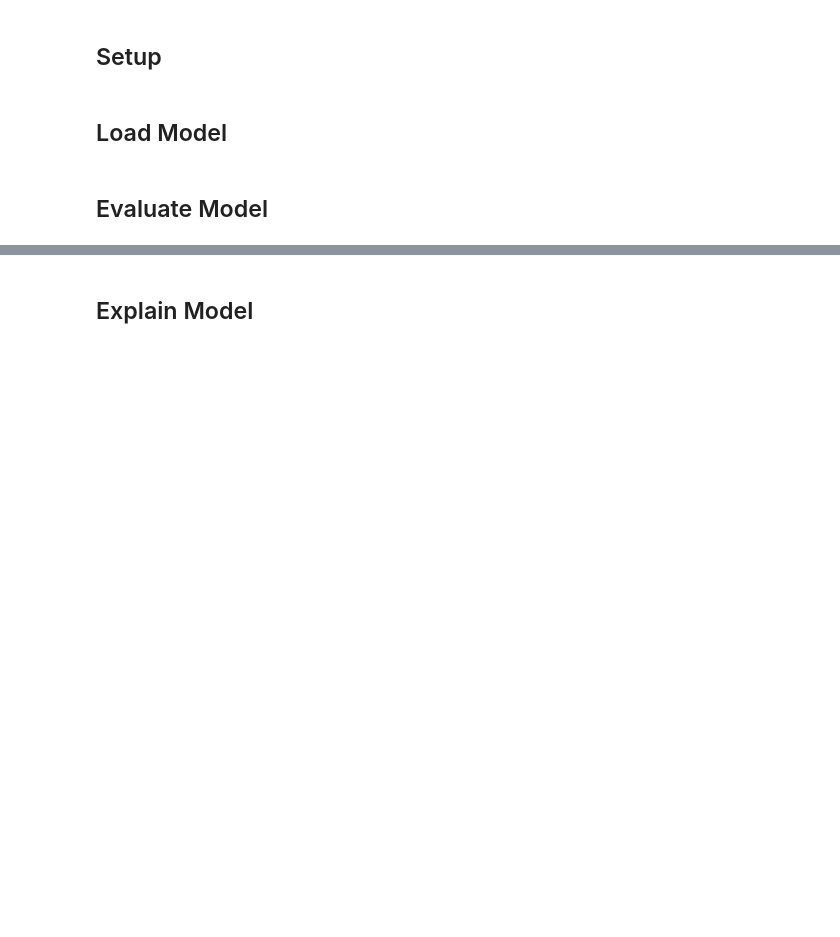
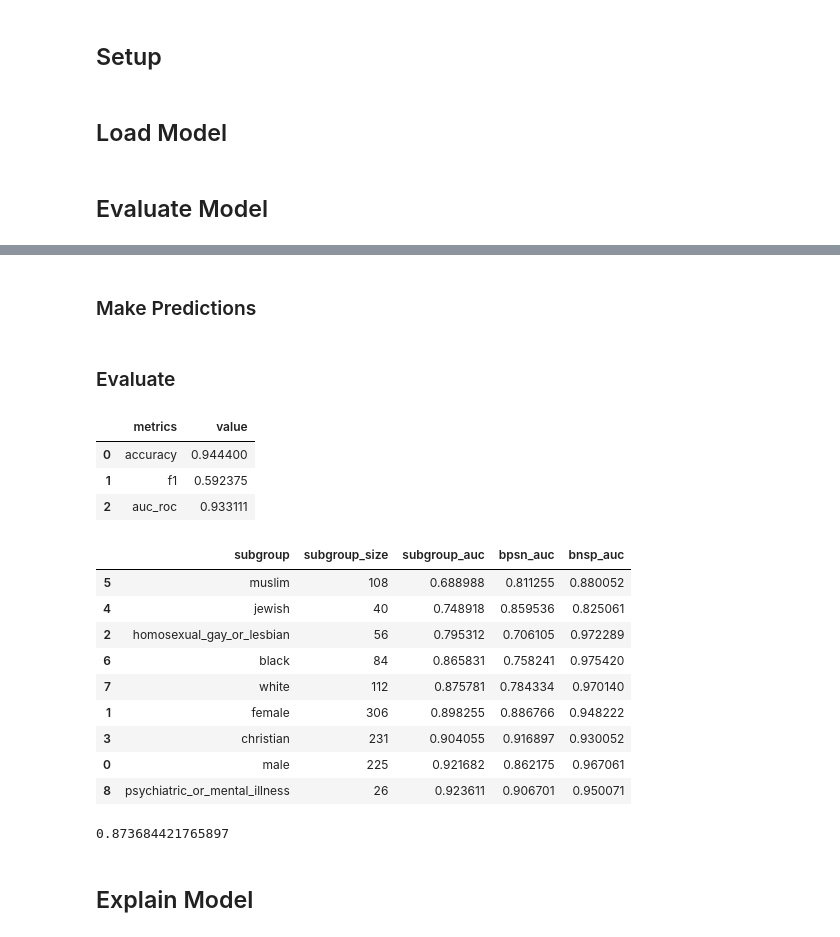
Before and after one commit to Chenxin516/NLP_MSIA_2021, a Jupyter notebook: notebooks/05_transformers_eval_explain.ipynb, the cells around one changed output, grey strips where cells are left out. Cells and saved outputs as stored; diff of their text form; code cells hidden in the pictures; blank space fills up the shorter version.

Commit message:
use prepared test file

```diff
--- a/notebooks/05_transformers_eval_explain.ipynb
+++ b/notebooks/05_transformers_eval_explain.ipynb
@@ -20,0 +53,2 @@ model = AutoModelForSequenceClassification.from_pretrained(model_path)
+# %%
+df_test = pd.read_parquet(data_path / "interim" / "test.parquet")
@@ -21,2 +59,69 @@ model = AutoModelForSequenceClassification.from_pretrained(model_path)
+# %% [markdown]
+### Make Predictions
+# %%
+def get_pred_and_prob(text: str) -> Tuple[int, float]:
+    the_input = tokenizer(text, return_tensors="pt")
+    logits = trained_model(**the_input).logits.detach()
+    probs = F.softmax(logits, dim=1)
+    pred = torch.argmax(probs).item()
+    prob = probs[:, 1].item()
+    return pred, prob
+# %%
+output_file = '../data/interim/transformer_pred.parquet'
+if not os.path.isfile(output_file):
+    texts = df_test["comment_text"].to_list()
+    pred_list = []
+    prob_list = []
+
+    for text in tqdm(texts):
+        pred, prob = get_pred_and_prob(text)
+        pred_list.append(pred)
+        prob_list.append(prob)
+
+    df_test['y_pred_proba'] = prob_list
+    df_test['y_pred'] = pred_list
+
+    df_test.to_parquet(output_file)
+else:
+    df_test = pd.read_parquet(output_file)
+# %% [markdown]
+### Evaluate
+# %%
+identity_columns = [
+    "male",
+    "female",
+    "homosexual_gay_or_lesbian",
+    "christian",
+    "jewish",
+    "muslim",
+    "black",
+    "white",
+    "psychiatric_or_mental_illness",
+]
+# %%
+evaluate_model(df_test)
+# %% [output]
+|  | metrics | value |
+| 0 | accuracy | 0.944400 |
+| 1 | f1 | 0.592375 |
+| 2 | auc_roc | 0.933111 |
+# %%
+df_bias = compute_bias_metrics_for_model(df_test, identity_columns, "y_pred_proba", "label")
+df_bias
+# %% [output]
+|  | subgroup | subgroup_size | subgroup_auc | bpsn_auc | bnsp_auc |
+| 5 | muslim | 108 | 0.688988 | 0.811255 | 0.880052 |
+| 4 | jewish | 40 | 0.748918 | 0.859536 | 0.825061 |
+| 2 | homosexual_gay_or_lesbian | 56 | 0.795312 | 0.706105 | 0.972289 |
+| 6 | black | 84 | 0.865831 | 0.758241 | 0.975420 |
+| 7 | white | 112 | 0.875781 | 0.784334 | 0.970140 |
+| 1 | female | 306 | 0.898255 | 0.886766 | 0.948222 |
+| 3 | christian | 231 | 0.904055 | 0.916897 | 0.930052 |
+| 0 | male | 225 | 0.921682 | 0.862175 | 0.967061 |
+| 8 | psychiatric_or_mental_illness | 26 | 0.923611 | 0.906701 | 0.950071 |
+# %%
+get_final_metric(df_bias, calculate_overall_auc(df_test, 'y_pred_proba'))
+# %% [output]
+0.873684421765897
 # %% [markdown]
 ## Explain Model
```
Also changed, not shown: parts of 9 cells of this notebook.
